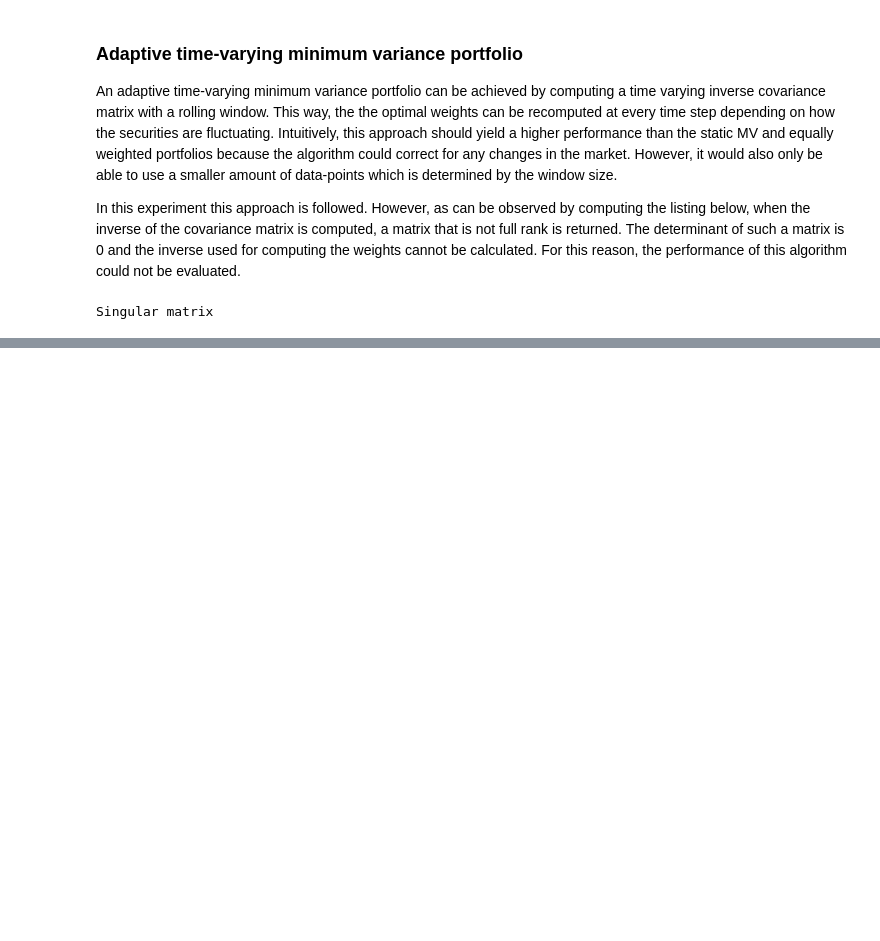
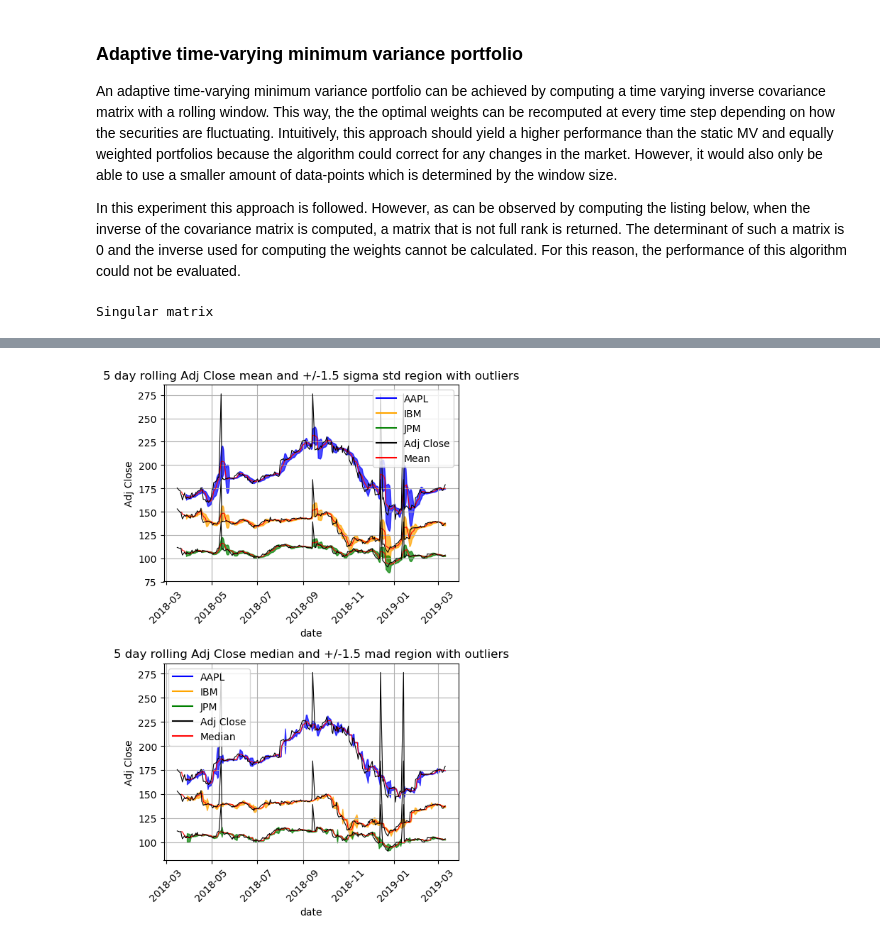
Before and after one commit to ag4015/Signal-Processing-and-Machine-Learning-for-Finance, a Jupyter notebook: Financial Signal Processing Coursework.ipynb, the cells around one changed output, grey strips where cells are left out. Cells and saved outputs as stored; diff of their text form; code cells hidden in the pictures; blank space fills up the shorter version.

```diff
--- a/Financial Signal Processing Coursework.ipynb
+++ b/Financial Signal Processing Coursework.ipynb
@@ -1024,0 +1156,81 @@ Date
+# %%
+aapl2 = aapl.copy()
+ibm2 = ibm.copy()
+jpm2 = jpm.copy()
+
+for i in [40, 126, 189, 208]:
+    aapl2.set_value(aapl2.index[i],'Adj Close',1.2*aapl['Adj Close'].max())
+    ibm2.set_value(ibm2.index[i],'Adj Close',1.2*ibm['Adj Close'].max())
+    jpm2.set_value(jpm2.index[i],'Adj Close',1.2*jpm['Adj Close'].max())
+
+roll_mean_aapl2 = aapl2['Adj Close'].rolling(5).mean()
+roll_mean_ibm2 = ibm2['Adj Close'].rolling(5).mean()
+roll_mean_jpm2 = jpm2['Adj Close'].rolling(5).mean()
+
+roll_median_aapl2 = aapl2['Adj Close'].rolling(5).median()
+roll_median_ibm2 = ibm2['Adj Close'].rolling(5).median()
+roll_median_jpm2 = jpm2['Adj Close'].rolling(5).median()
+
+roll_mad_aapl2 = np.array([robust.mad(roll_median_aapl2[t:t+5]) for t in range(4, len(roll_median_aapl)-5)])
+roll_mad_ibm2 = np.array([robust.mad(roll_median_ibm2[t:t+5]) for t in range(4, len(roll_median_ibm)-5)])
+roll_mad_jpm2 = np.array([robust.mad(roll_median_jpm2[t:t+5]) for t in range(4, len(roll_median_jpm)-5)])
+
+plt.figure(dpi=100, figsize=(6,8))
+plt.subplot(211)
+plt.ylabel('Adj Close')
+plt.xlabel('date')
+plt.title('5 day rolling Adj Close mean and +/-1.5 sigma std region with outliers')
+plt.tight_layout()
+
+plt.plot(roll_mean_aapl2,'red', label='AAPL', linewidth=0.8)
+plt.plot(aapl2['Adj Close'], 'black', linewidth=0.8)
+a, = plt.plot(aapl2.index, [None]*len(aapl2.index),color='blue', label='AAPL')
+plt.fill_between(aapl2.index,roll_mean_aapl2.rolling(5).std()*1.5+roll_mean_aapl2 , -roll_mean_aapl2.rolling(5).std()*1.5+roll_mean_aapl2, color='blue', alpha=0.7)
+
+plt.plot(roll_mean_ibm2,'red', label='IBM', linewidth=0.8)
+plt.plot(ibm2['Adj Close'], 'black', linewidth=0.8)
+b, = plt.plot(ibm2.index, [None]*len(ibm2.index),color='orange', label='IBM')
+plt.fill_between(ibm2.index,roll_mean_ibm2.rolling(5).std()*1.5+roll_mean_ibm2 , -roll_mean_ibm2.rolling(5).std()*1.5+roll_mean_ibm2, color='orange', alpha=0.7)
+
+plt.plot(roll_mean_jpm2,'red', label='JPM', linewidth=0.8)
+plt.plot(jpm2['Adj Close'], 'black', linewidth=0.8)
+c, = plt.plot(jpm2.index, [None]*len(jpm2.index),color='green', label='JPM')
+plt.fill_between(jpm2.index,roll_mean_jpm2.rolling(5).std()*1.5+roll_mean_jpm2 , -roll_mean_jpm2.rolling(5).std()*1.5+roll_mean_jpm2, color='green', alpha=0.7)
+
+d, = plt.plot(aapl2.index, [None]*len(aapl2.index), color='black', label='Adj Close')
+e, = plt.plot(aapl2.index, [None]*len(aapl2.index), color='red', label='Mean')
+
+plt.xticks(rotation=45)
+plt.tight_layout()
+plt.grid()
+plt.legend(handles=[a,b,c,d,e])
+
+plt.subplot(212)
+plt.ylabel('Adj Close')
+plt.xlabel('date')
+plt.title('5 day rolling Adj Close median and +/-1.5 mad region with outliers')
+
+plt.plot(roll_median_aapl2,'red', label='AAPL', linewidth=0.8)
+plt.plot(aapl2['Adj Close'], 'black', linewidth=0.8)
+a, = plt.plot(aapl2.index, [None]*len(aapl2.index),color='blue', label='AAPL')
+plt.fill_between(aapl2.index[9:],roll_mad_aapl2*1.5+roll_median_aapl2[9:] , -roll_mad_aapl2*1.5+roll_median_aapl2[9:], color='blue', alpha=0.7)
+
+plt.plot(roll_median_ibm2,'red', label='IBM', linewidth=0.8)
+plt.plot(ibm2['Adj Close'], 'black', linewidth=0.8)
+b, = plt.plot(ibm2.index, [None]*len(ibm2.index),color='orange', label='IBM')
+plt.fill_between(ibm2.index[9:],roll_mad_ibm2*1.5+roll_median_ibm2[9:] , -roll_mad_ibm2*1.5+roll_median_ibm2[9:], color='orange', alpha=0.7)
+
+plt.plot(roll_median_jpm2,'red', label='JPM', linewidth=0.8)
+plt.plot(jpm2['Adj Close'], 'black', linewidth=0.8)
+c, = plt.plot(jpm2.index, [None]*len(jpm2.index),color='green', label='JPM')
+plt.fill_between(jpm2.index[9:],roll_mad_jpm2*1.5+roll_median_jpm2[9:] , -roll_mad_jpm2*1.5+roll_median_jpm2[9:], color='green', alpha=0.7)
+
+d, = plt.plot(aapl2.index, [None]*len(aapl2.index), color='black', label='Adj Close')
+e, = plt.plot(aapl2.index, [None]*len(aapl2.index), color='red', label='Median')
+plt.xticks(rotation=45)
+plt.tight_layout()
+plt.grid()
+plt.legend(handles=[a,b,c,d,e])
+plt.show()
+# %% [output]
+[figure, added]
```
Also changed, not shown: parts of 13 cells of this notebook.
